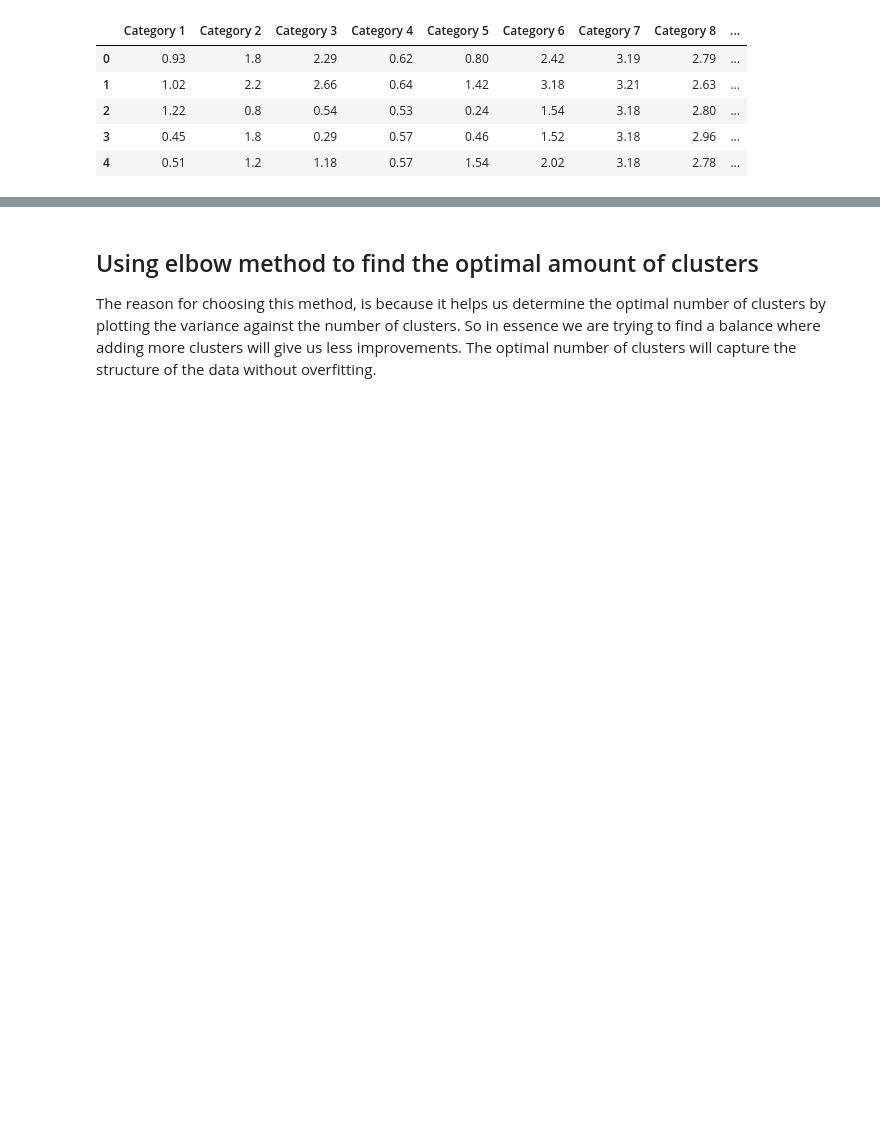
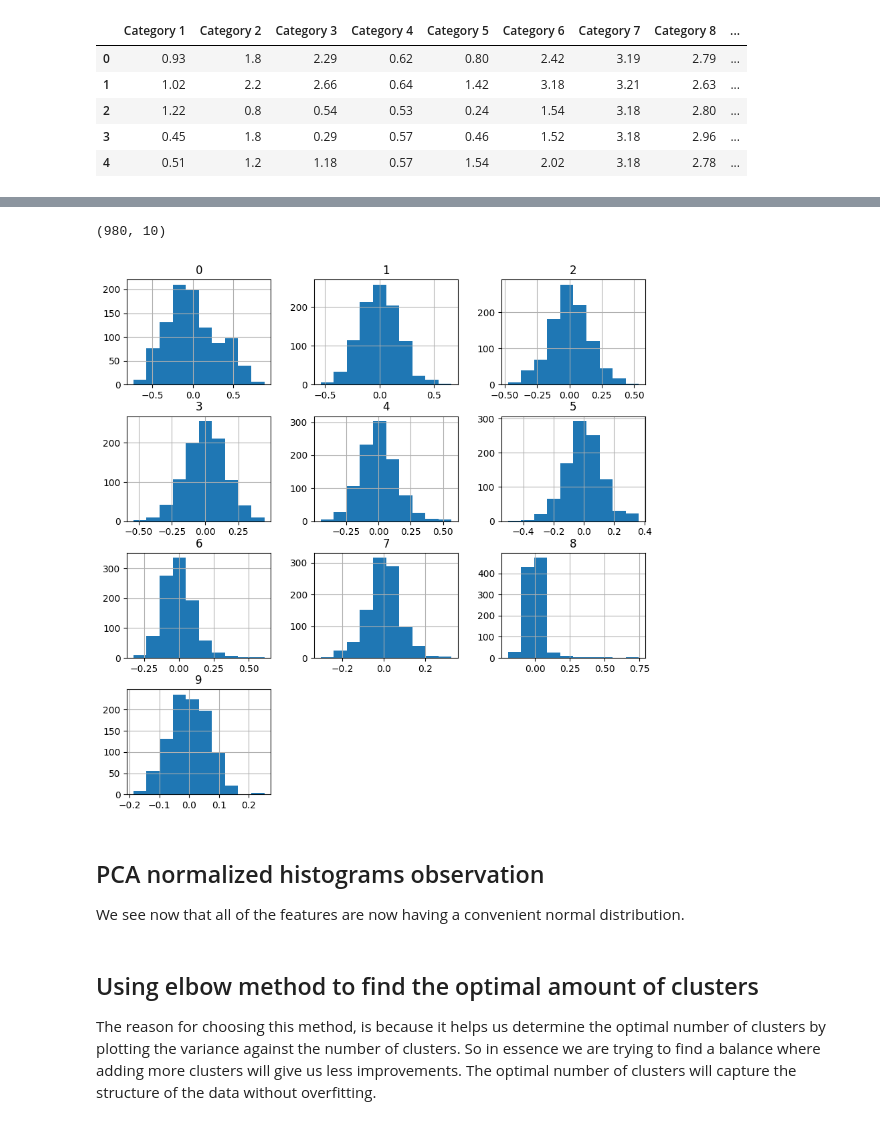
Before and after one commit to Wolff404/Clustering, a Jupyter notebook: Clustering_of_Travel_Reviews.ipynb, the cells around one changed output, grey strips where cells are left out. Drawn from its saved outputs; the diff is of its cells as text; code cells hidden in the pictures; blank space fills up the shorter version.

```diff
--- a/Clustering_of_Travel_Reviews.ipynb
+++ b/Clustering_of_Travel_Reviews.ipynb
@@ -57,0 +79,17 @@ array([[<Axes: title={'center': 'Category 1'}>,
+# %%
+from sklearn.decomposition import PCA
+
+pca = PCA(10)
+pca.fit(minmax_travel_review)
+pca_minmax_travel_review = pd.DataFrame(pca.transform(minmax_travel_review))
+pca_minmax_travel_review.shape
+# %% [output]
+(980, 10)
+# %%
+pca_minmax_travel_review.hist(figsize=(10,10));
+# %% [output]
+[figure, added]
+# %% [markdown]
+## PCA normalized histograms observation
+
+We see now that all of the features are now having a convenient normal distribution.
```
Also changed, not shown: parts of 25 cells of this notebook.
